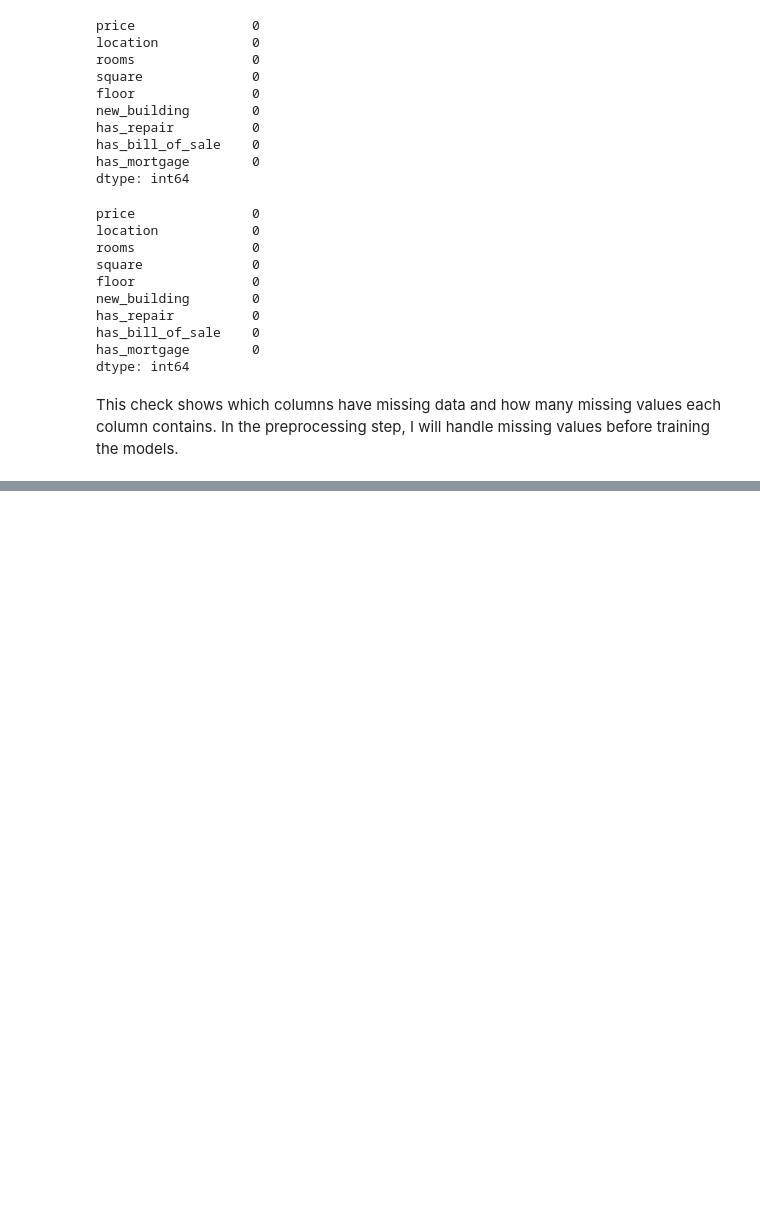
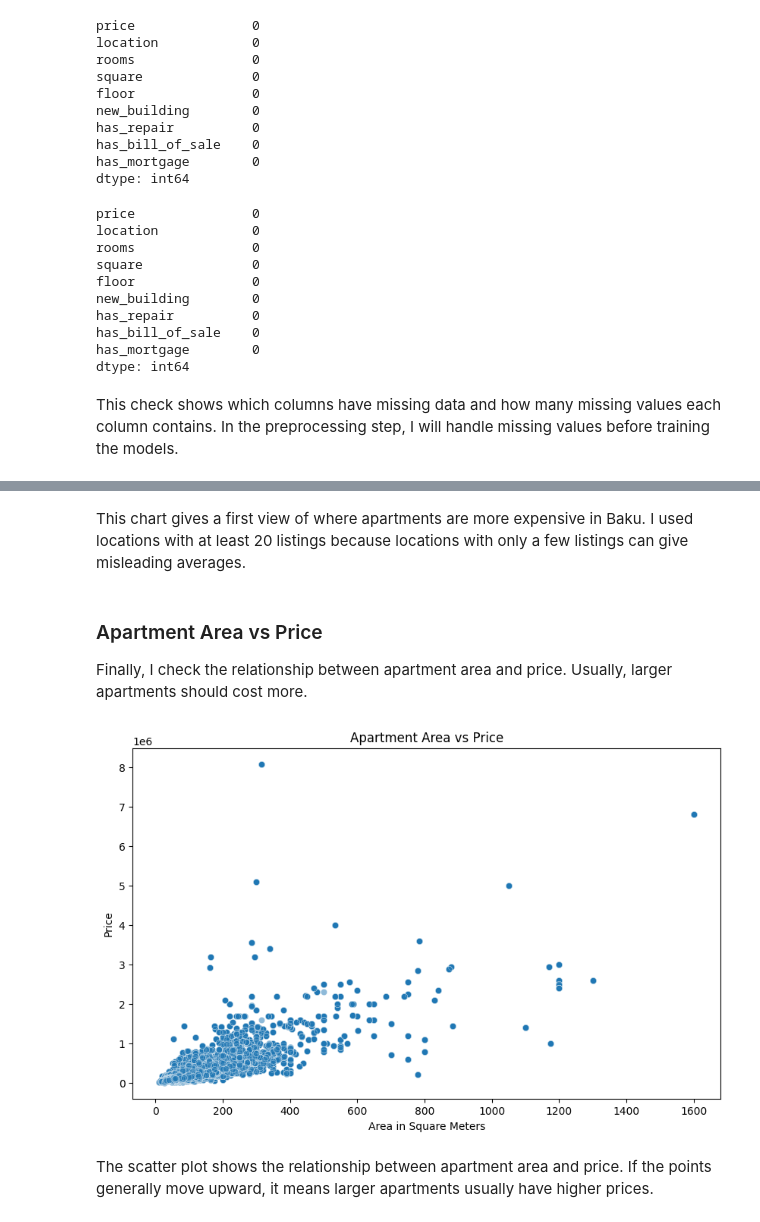
Before and after one commit to akshin777mansurov/house-price-prediction, a Jupyter notebook: House_Price_Prediction.ipynb, the cells around one changed output, grey strips where cells are left out. Drawn from its saved outputs; the diff is of its cells as text; code cells hidden in the pictures; blank space fills up the shorter version.

```diff
--- a/House_Price_Prediction.ipynb
+++ b/House_Price_Prediction.ipynb
@@ -131,0 +325,18 @@ In the preprocessing step, I will handle missing values before training the mode
+# %% [markdown]
+This chart gives a first view of where apartments are more expensive in Baku. I used locations with at least 20 listings because locations with only a few listings can give misleading averages.
+# %% [markdown]
+### Apartment Area vs Price
+
+Finally, I check the relationship between apartment area and price. Usually, larger apartments should cost more.
+# %%
+plt.figure(figsize=(10, 6))
+sns.scatterplot(data=df, x="square", y="price", alpha=0.5)
+
+plt.title("Apartment Area vs Price")
+plt.xlabel("Area in Square Meters")
+plt.ylabel("Price")
+plt.show()
+# %% [output]
+[figure, added]
+# %% [markdown]
+The scatter plot shows the relationship between apartment area and price. If the points generally move upward, it means larger apartments usually have higher prices.
```
Also changed, not shown: parts of 25 cells of this notebook.
